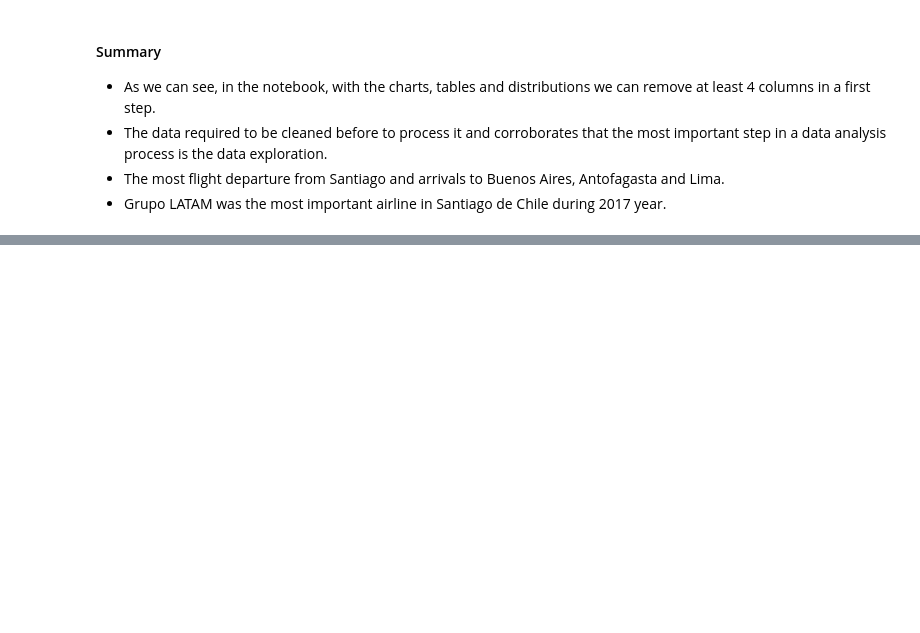
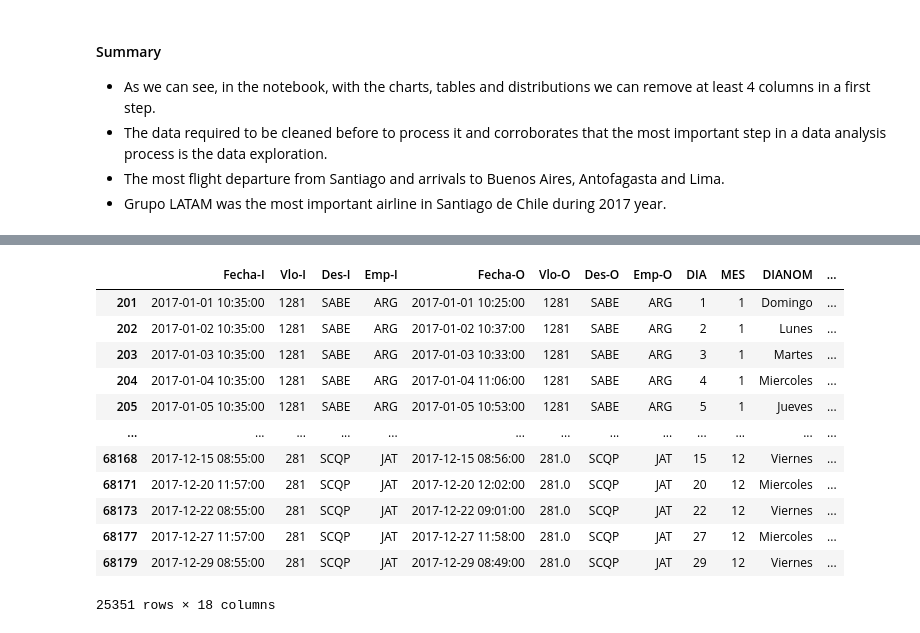
Before and after one commit to FelipeFValdivia/probability-of-delay-airlines, a Jupyter notebook: solution.ipynb, the cells around one changed output, grey strips where cells are left out. Cells and saved outputs as stored; diff of their text form; code cells hidden in the pictures; blank space fills up the shorter version.

```diff
--- a/solution.ipynb
+++ b/solution.ipynb
@@ -237,0 +259,12 @@ plot_multiple_barchar(final_dataset_scl, categorical_columns)
+# %%
+synthetic_features = final_dataset_scl.assign(temp_f=lambda df: get_temp_f(df['Fecha-I']))
+synthetic_features = synthetic_features.assign(
+    min_diff=lambda df: (
+        pd.to_datetime(
+            df['Fecha-O'], format='%Y-%m-%d %H:%M:%S')-pd.to_datetime(df['Fecha-I'], format='%Y-%m-%d %H:%M:%S')
+    ).dt.total_seconds() / 60
+)
+synthetic_features = synthetic_features.assign(delay_15=lambda df: (df['min_diff'] > 15).astype(int))
+synthetic_features = synthetic_features.assign(period_day=lambda df: get_period_day(df['Fecha-I']))
+
+synthetic_features.head()
@@ -237,0 +278,16 @@ plot_multiple_barchar(final_dataset_scl, categorical_columns)
+# %%
+synthetic_features[synthetic_features['period_day']=='morning']
+# %% [output]
+|  | Fecha-I | Vlo-I | Des-I | Emp-I | Fecha-O | Vlo-O | Des-O | Emp-O | DIA | MES | DIANOM | ... |
+| 201 | 2017-01-01 10:35:00 | 1281 | SABE | ARG | 2017-01-01 10:25:00 | 1281 | SABE | ARG | 1 | 1 | Domingo | ... |
+| 202 | 2017-01-02 10:35:00 | 1281 | SABE | ARG | 2017-01-02 10:37:00 | 1281 | SABE | ARG | 2 | 1 | Lunes | ... |
+| 203 | 2017-01-03 10:35:00 | 1281 | SABE | ARG | 2017-01-03 10:33:00 | 1281 | SABE | ARG | 3 | 1 | Martes | ... |
+| 204 | 2017-01-04 10:35:00 | 1281 | SABE | ARG | 2017-01-04 11:06:00 | 1281 | SABE | ARG | 4 | 1 | Miercoles | ... |
+| 205 | 2017-01-05 10:35:00 | 1281 | SABE | ARG | 2017-01-05 10:53:00 | 1281 | SABE | ARG | 5 | 1 | Jueves | ... |
+| ... | ... | ... | ... | ... | ... | ... | ... | ... | ... | ... | ... | ... |
+| 68168 | 2017-12-15 08:55:00 | 281 | SCQP | JAT | 2017-12-15 08:56:00 | 281.0 | SCQP | JAT | 15 | 12 | Viernes | ... |
+| 68171 | 2017-12-20 11:57:00 | 281 | SCQP | JAT | 2017-12-20 12:02:00 | 281.0 | SCQP | JAT | 20 | 12 | Miercoles | ... |
+| 68173 | 2017-12-22 08:55:00 | 281 | SCQP | JAT | 2017-12-22 09:01:00 | 281.0 | SCQP | JAT | 22 | 12 | Viernes | ... |
+| 68177 | 2017-12-27 11:57:00 | 281 | SCQP | JAT | 2017-12-27 11:58:00 | 281.0 | SCQP | JAT | 27 | 12 | Miercoles | ... |
+| 68179 | 2017-12-29 08:55:00 | 281 | SCQP | JAT | 2017-12-29 08:49:00 | 281.0 | SCQP | JAT | 29 | 12 | Viernes | ... |
+25351 rows × 18 columns
```
Also changed, not shown: parts of 5 cells of this notebook, 2 other files.
